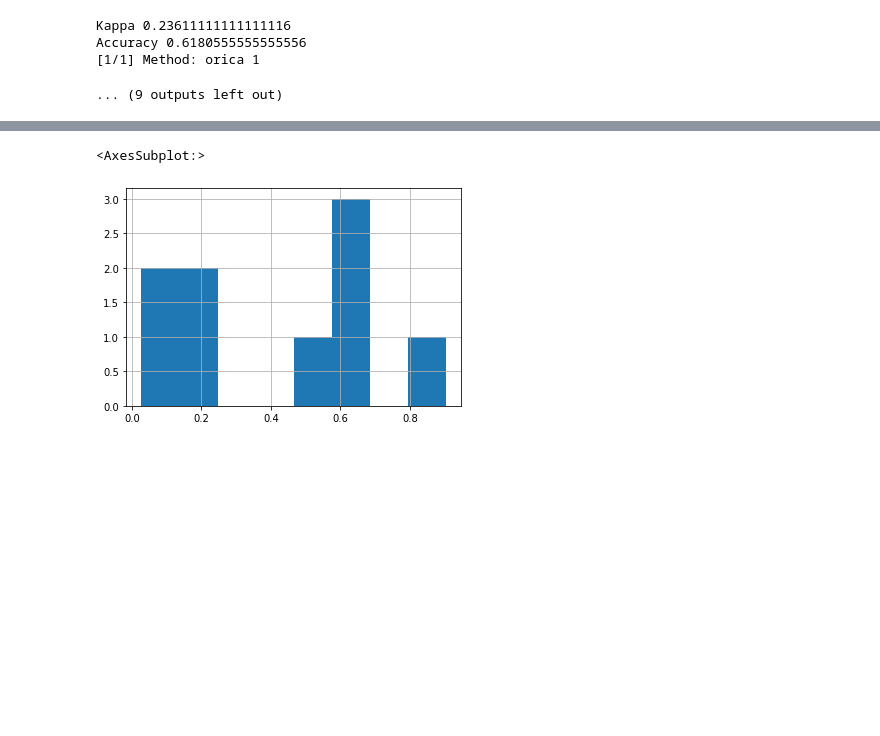
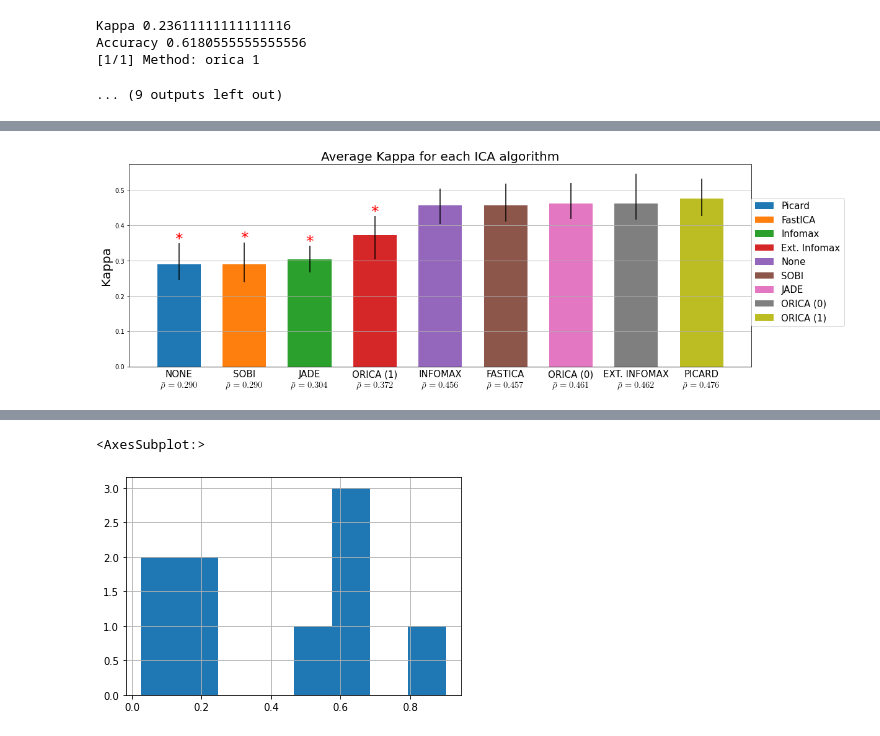
Before and after one commit to Kotzly/BCI_MsC, a Jupyter notebook: notebooks/TrainingDemoUsingTest_4s_Comparisons_Multirun.ipynb, the cells around one changed output, grey strips where cells are left out. Saved outputs shown, nothing was run; the diff lists cells and outputs as text; code cells hidden in the pictures; blank space fills up the shorter version.

```diff
--- a/notebooks/TrainingDemoUsingTest_4s_Comparisons_Multirun.ipynb
+++ b/notebooks/TrainingDemoUsingTest_4s_Comparisons_Multirun.ipynb
@@ -790,20 +790,5 @@ results_df = pd.concat(
 )
 
 
-def alg_rename(alg_name):
-    alg_rename_dict = {
-        "ext_infomax": "Ext. Infomax",
-        "infomax": "Infomax",
-        "none": "None",
-        "picard": "Picard",
-        "orica 0": "Orica (0 SGS)",
-        "orica 1": "Orica (1 SGS)",
-        "jade": "JADE",
-        "sobi": "SOBI",
-        "fastica": "FastICA"
-    }
-    return alg_rename_dict.get(alg_name, alg_name)
-
-results_df.algorithm = results_df.algorithm.apply(alg_rename)
 
 results_df.to_csv("results.csv", index=False)
@@ -1065,0 +1138,64 @@ plot_average_algorithm_metric(results_df.query("algorithm != 'ext_picard'"))
+# %%
+from scipy.stats import ttest_ind, kurtosistest, shapiro
+
+def get_wilcoxon(results_df, alg1, alg2, alternative="greater", metric="kappa"):
+    r1 = results_df.query("(algorithm == @alg1)").sort_values(by=["uid", "run"])[metric]
+    r2 = results_df.query("(algorithm == @alg2)").sort_values(by=["uid", "run"])[metric]
+    return ttest_ind(r1, r2, alternative=alternative)
+
+
+def plot_average_algorithm_metric(results_df, metric="kappa"):
+    w = 5
+    plt.figure(figsize=(18, 6))
+    ax = plt.gca()
+    cmap = plt.get_cmap("tab10")
+    algs = results_df.algorithm.unique()
+    n_algs = len(algs)
+    algorithm_color_dict = {
+        alg: cmap(i / n_algs)
+        for i, alg
+        in enumerate(algs)
+    }
+
+    x_c = w / 2
+    legends = [
+         Patch(
+             facecolor=algorithm_color_dict[alg],
+             edgecolor=None,
+             label=alg
+         )
+        for alg in algs
+    ]
+    sorted_df = results_df.groupby(["uid", "algorithm"]).mean().groupby("algorithm").mean().sort_values(by=metric).reset_index()
+#     for algorithm in results_df.algorithm.unique():
+#         df = results_df.groupby(["uid", "algorithm"]).mean().groupby("algorithm").mean()
+#     display(results_df.algorithm)
+#     sns.barplot(x="algorithm", y=metric, df=results_df)
+    x_c = 0
+    best_algorithm = "ORICA (0)"
+    pvalues_df = list()
+    for algorithm in sorted_df.algorithm:
+        df = results_df.query("algorithm == @algorithm")
+        res = bootstrap((df[metric], ), np.mean, n_resamples=100)
+        x_c += 1.5 * w
+        avg = df[metric].mean()
+        ax.bar(x_c, avg, w, yerr=([avg - res.confidence_interval.low], [res.confidence_interval.high - avg]))
+        ax.set_xticks([])
+        ax.text(x_c, -0.03, algorithm.upper(), horizontalalignment="center", fontsize=15)
+        ax.text(x_c, -0.06, r"$\bar\rho={:.3f}$".format(avg), horizontalalignment="center", fontsize=15, usetex=True)
+        if (best_algorithm != algorithm):
+            pvalue = get_wilcoxon(results_df, best_algorithm, algorithm, metric=metric, alternative="two-sided").pvalue
+            pvalues_df.append([algorithm, pvalue])
+            if (pvalue < 0.05):
+                ax.text(x_c, res.confidence_interval.high, "*".format(pvalue), horizontalalignment="center", fontsize=25, color="r")
+#                 ax.text(x_c, res.confidence_interval.low-.02, "p={:.3f}".format(pvalue), horizontalalignment="center", fontsize=15, color="r")
+    ax.legend(handles=legends, loc=(1, .2), fontsize=15)
+    ax.set_ylabel(metric, fontsize=20)
+    ax.grid()
+    ax.set_title(f"Average {metric} for each ICA algorithm", fontsize=20)
+    plt.show()
+    pvalues_df = pd.DataFrame(pvalues_df, columns=["Algorithm", "pvalue"]).round(3)
+    display(pvalues_df)
+plot_average_algorithm_metric(results_df.query("algorithm != 'ext_picard'"), "Kappa")
+# %% [output]
+[figure, added]
```
Also changed, not shown: parts of 17 cells of this notebook.
